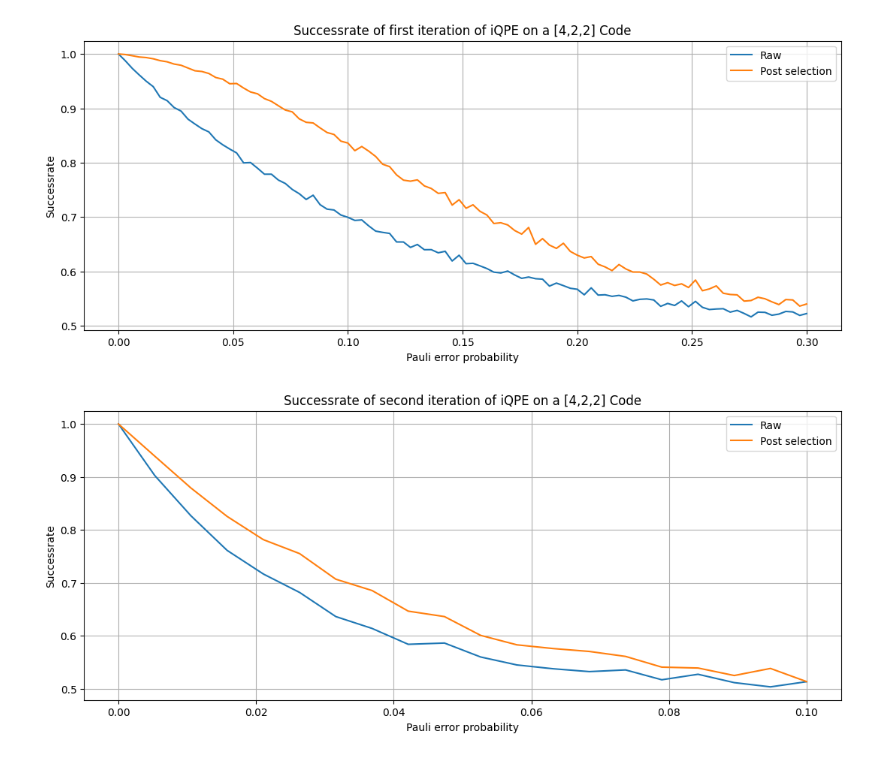
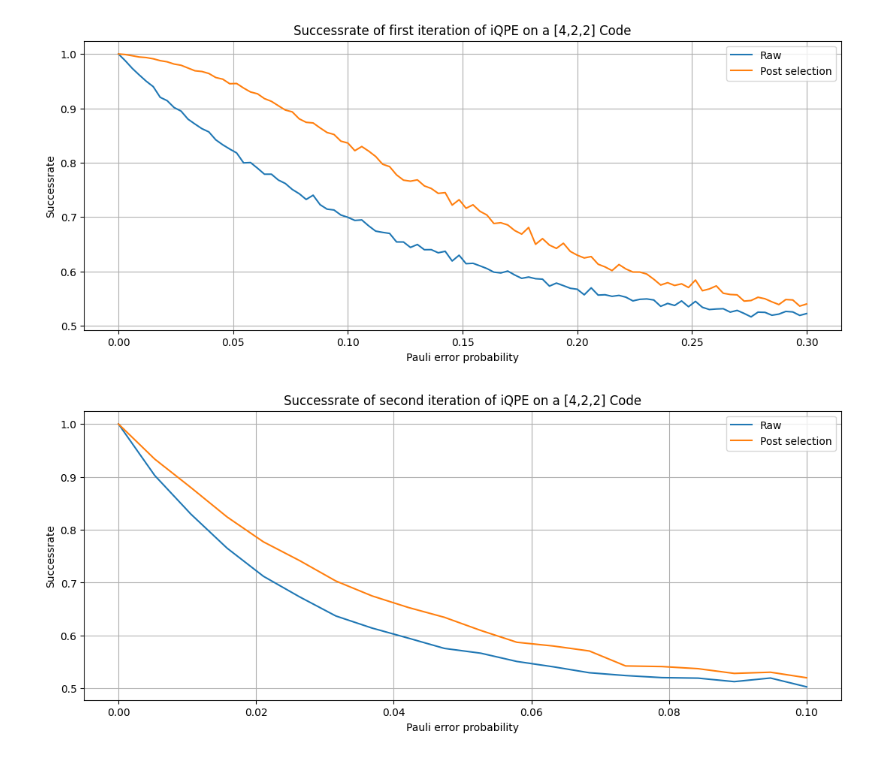
Before and after one commit to RicemanBoy/Bachelor, a Jupyter notebook: [4,2,2] CssCode.ipynb, the cells around one changed output. Saved outputs shown, nothing was run; the diff lists cells and outputs as text; code cells hidden in the pictures.

```diff
--- a/[4,2,2] CssCode.ipynb
+++ b/[4,2,2] CssCode.ipynb
@@ -517,7 +517,7 @@ plot_x = np.linspace(0,0.1,20)
 plot_y = []
 plot_y_ps = []
 
-shots = 5000
+shots = 10000
 
 for i in range(len(plot_x)):
     q = [0,1,2,3,4,5,6]         # = q0, q1, q2, q3, a, s_m, t_m    in this order
@@ -542,31 +542,31 @@ for i in range(len(plot_x)):
 
     check = [(i.count("1",0,6)%2-1) for i in x]
 
     check = [-i for i in check]
 
     y_new = np.multiply(check, y)
 
     all = 0
 
     for i in range(len(x)):
         if int(x[i][6]) == 0 and check[i] == 1:
             all += y_new[i]
 
     postselec = sum(y_new)
 
     all = all/postselec
 
     plot_y_ps.append(all)
 
 fig, ax = plt.subplots(figsize=(13,5))
 
 ax.plot(plot_x,plot_y, label="Raw")
 ax.plot(plot_x,plot_y_ps, label="Post selection")
 plt.title("Successrate of second iteration of iQPE on a [4,2,2] Code")
 plt.xlabel("Pauli error probability")
 plt.ylabel("Successrate")
 plt.grid()
 plt.legend()
 plt.show()
 # %% [output]
-[figure, old version]
+[figure, new version]
```
